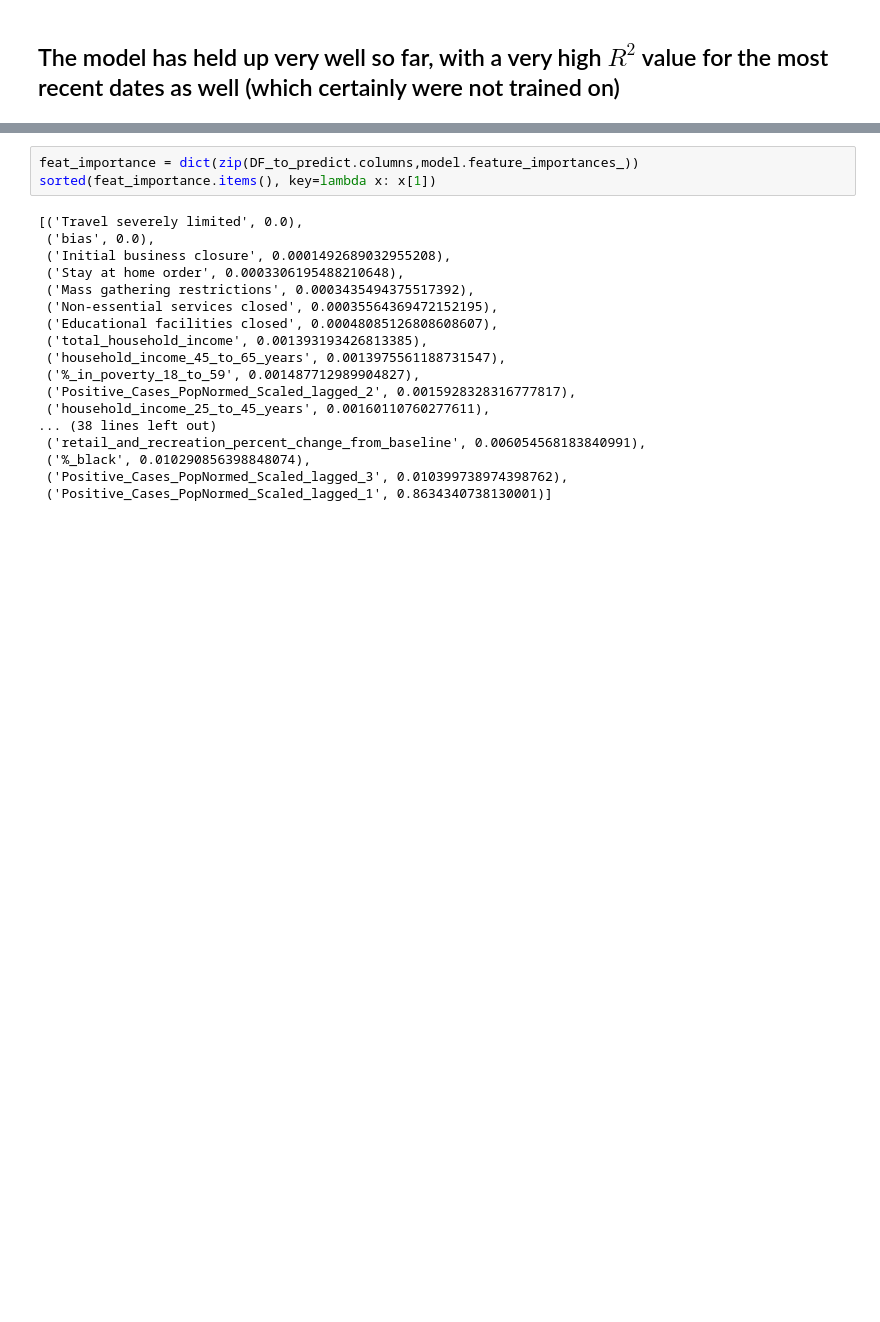
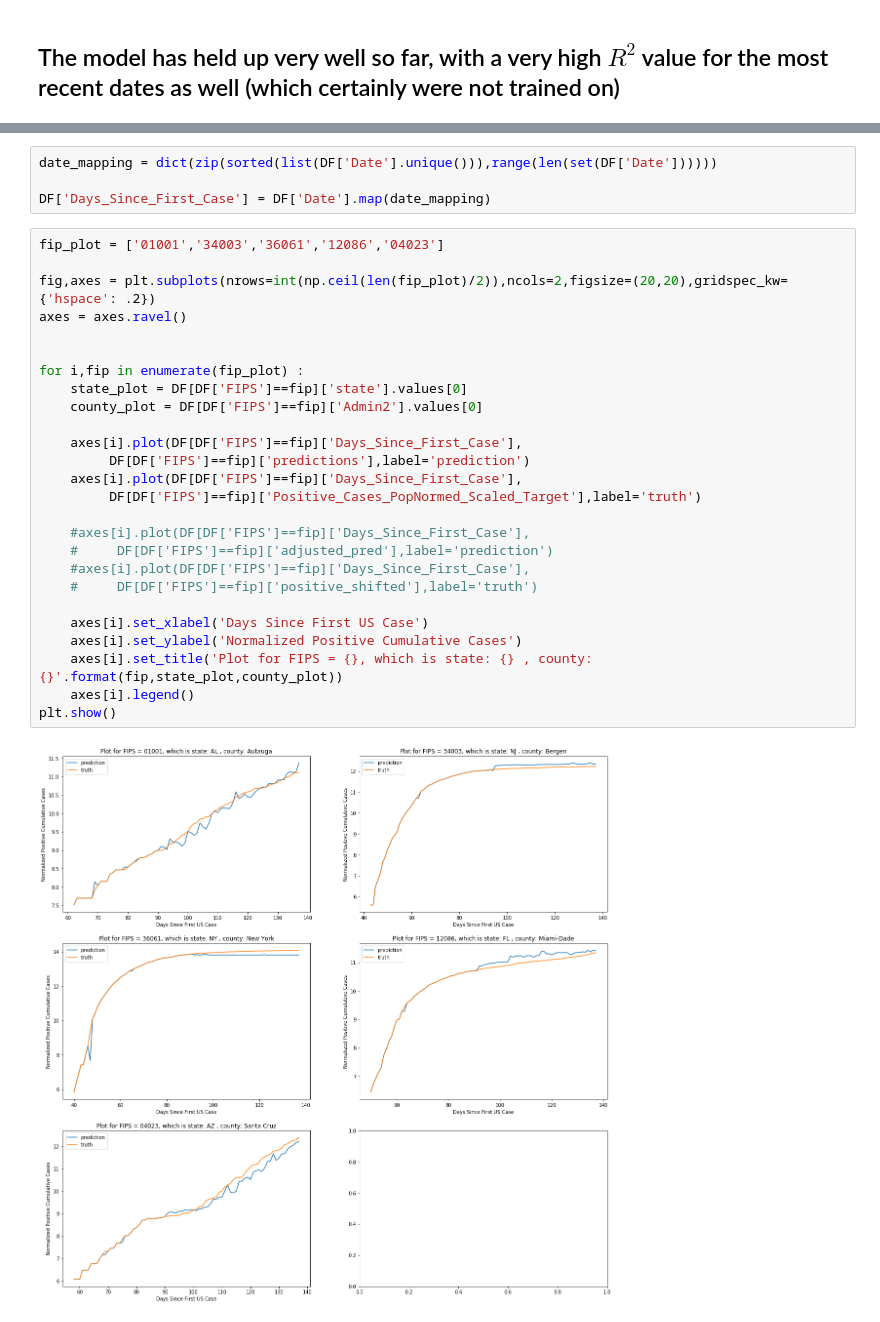
Before and after one commit to petersim1/COVID-19_Project, a Jupyter notebook: Evaluation.ipynb, the cells around one changed output, grey strips where cells are left out. Drawn from its saved outputs; the diff is of its cells as text; blank space fills up the shorter version.

```diff
--- a/Evaluation.ipynb
+++ b/Evaluation.ipynb
@@ -341,21 +342,32 @@ plt.show()
-# %%
-feat_importance = dict(zip(DF_to_predict.columns,model.feature_importances_))
-sorted(feat_importance.items(), key=lambda x: x[1])
-# %% [output]
-[('Travel severely limited', 0.0),
- ('bias', 0.0),
- ('Initial business closure', 0.0001492689032955208),
- ('Stay at home order', 0.0003306195488210648),
- ('Mass gathering restrictions', 0.0003435494375517392),
- ('Non-essential services closed', 0.00035564369472152195),
- ('Educational facilities closed', 0.00048085126808608607),
- ('total_household_income', 0.001393193426813385),
- ('household_income_45_to_65_years', 0.0013975561188731547),
- ('%_in_poverty_18_to_59', 0.001487712989904827),
- ('Positive_Cases_PopNormed_Scaled_lagged_2', 0.0015928328316777817),
- ('household_income_25_to_45_years', 0.00160110760277611),
-... (38 lines left out)
- ('retail_and_recreation_percent_change_from_baseline', 0.006054568183840991),
- ('%_black', 0.010290856398848074),
- ('Positive_Cases_PopNormed_Scaled_lagged_3', 0.010399738974398762),
- ('Positive_Cases_PopNormed_Scaled_lagged_1', 0.8634340738130001)]
+# %%
+date_mapping = dict(zip(sorted(list(DF['Date'].unique())),range(len(set(DF['Date'])))))
+
+DF['Days_Since_First_Case'] = DF['Date'].map(date_mapping)
+# %%
+fip_plot = ['01001','34003','36061','12086','04023']
+
+fig,axes = plt.subplots(nrows=int(np.ceil(len(fip_plot)/2)),ncols=2,figsize=(20,20),gridspec_kw={'hspace': .2})
+axes = axes.ravel()
+
+
+for i,fip in enumerate(fip_plot) :
+    state_plot = DF[DF['FIPS']==fip]['state'].values[0]
+    county_plot = DF[DF['FIPS']==fip]['Admin2'].values[0]
+
+    axes[i].plot(DF[DF['FIPS']==fip]['Days_Since_First_Case'],
+         DF[DF['FIPS']==fip]['predictions'],label='prediction')
+    axes[i].plot(DF[DF['FIPS']==fip]['Days_Since_First_Case'],
+         DF[DF['FIPS']==fip]['Positive_Cases_PopNormed_Scaled_Target'],label='truth')
+
+    #axes[i].plot(DF[DF['FIPS']==fip]['Days_Since_First_Case'],
+    #     DF[DF['FIPS']==fip]['adjusted_pred'],label='prediction')
+    #axes[i].plot(DF[DF['FIPS']==fip]['Days_Since_First_Case'],
+    #     DF[DF['FIPS']==fip]['positive_shifted'],label='truth')
+
+    axes[i].set_xlabel('Days Since First US Case')
+    axes[i].set_ylabel('Normalized Positive Cumulative Cases')
+    axes[i].set_title('Plot for FIPS = {}, which is state: {} , county: {}'.format(fip,state_plot,county_plot))
+    axes[i].legend()
+plt.show()
+# %% [output]
+[figure, added]
```
Also changed, not shown: parts of 10 cells of this notebook, 23 other files.
